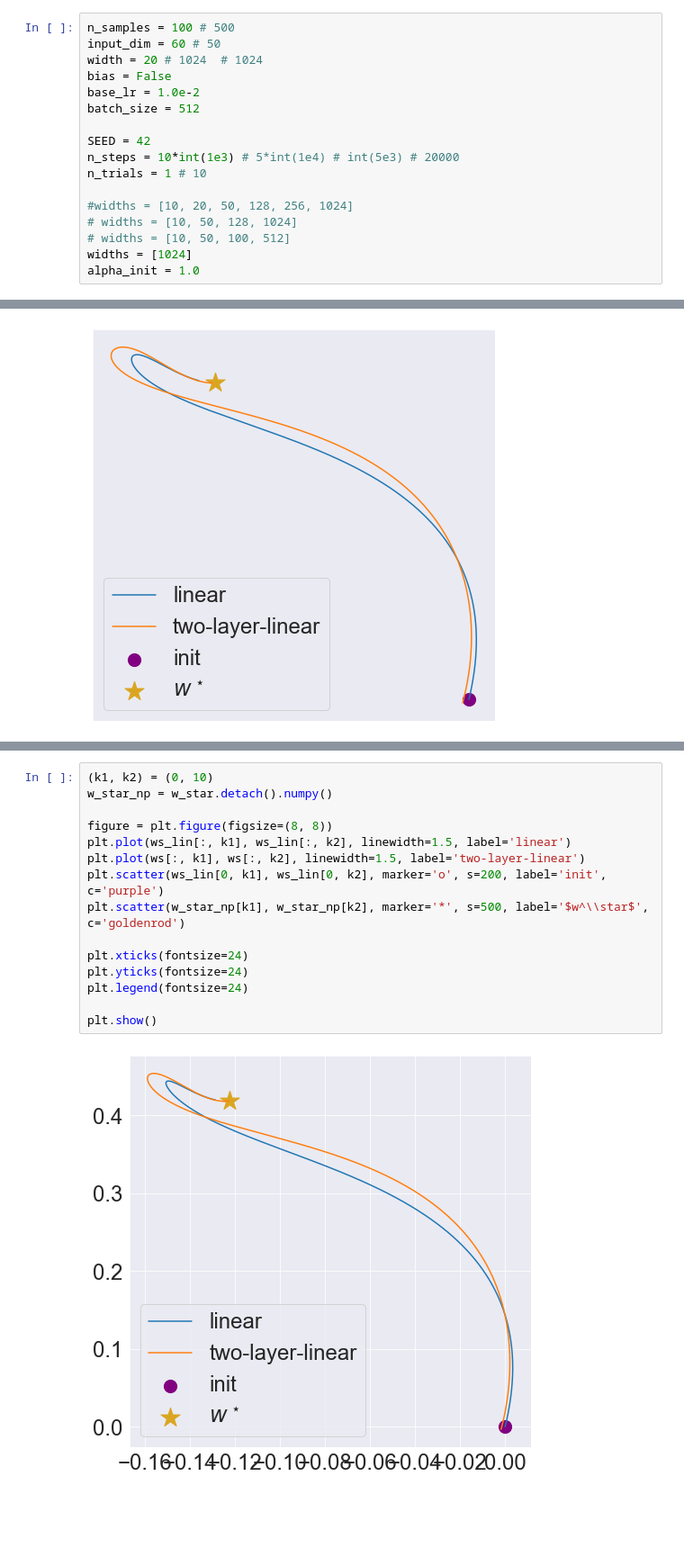
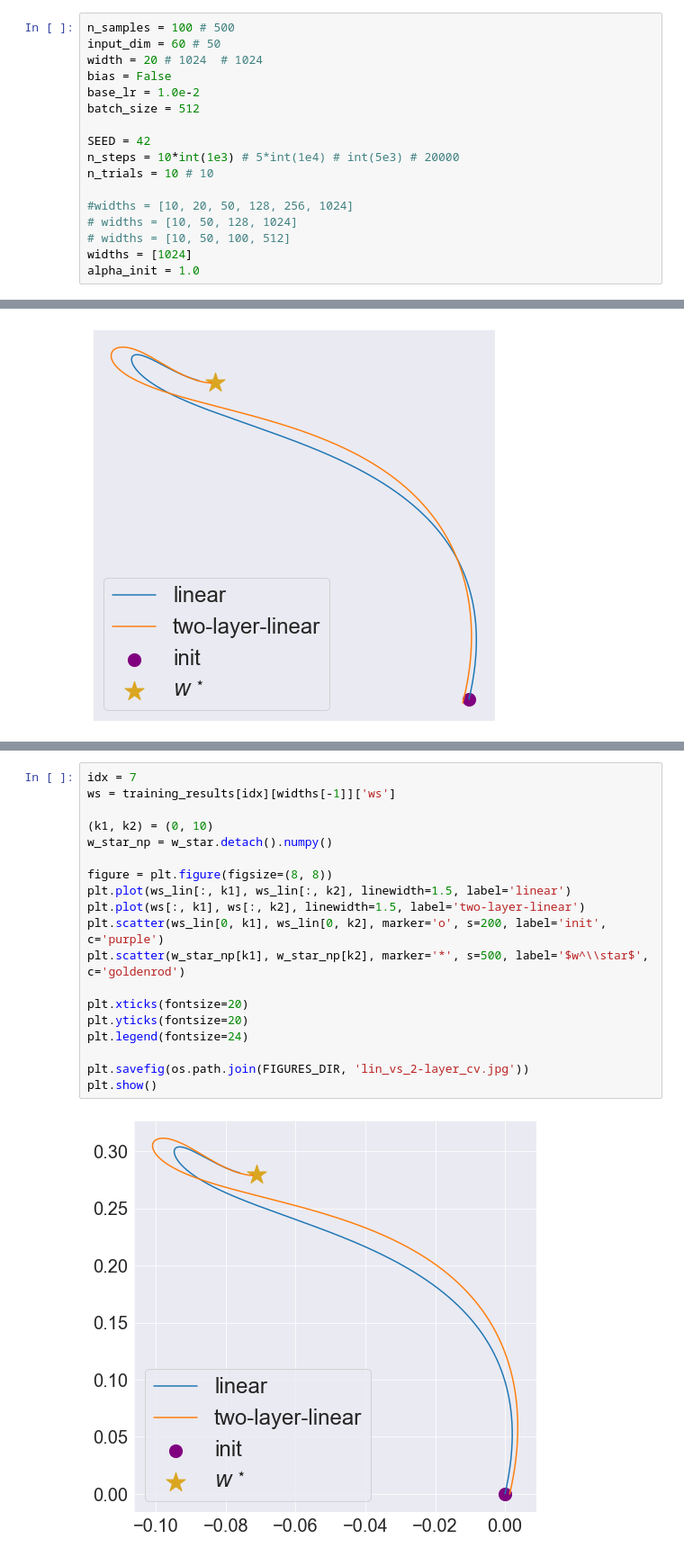
Before and after one commit to karl-hajjar/learning-structure, a Jupyter notebook: learning-structure/notebooks/two-layer-linear-net.ipynb, the cells around one changed output, grey strips where cells are left out. Shown at 90% size. Saved outputs shown, nothing was run; the diff lists cells and outputs as text; blank space fills up the shorter version.

Commit message:
Decided on final plots for 1d simulation

```diff
--- a/learning-structure/notebooks/two-layer-linear-net.ipynb
+++ b/learning-structure/notebooks/two-layer-linear-net.ipynb
@@ -47,7 +49,7 @@ batch_size = 512
 
 SEED = 42
 n_steps = 10*int(1e3) # 5*int(1e4) # int(5e3) # 20000
-n_trials = 1 # 10
+n_trials = 10 # 10
 
 #widths = [10, 20, 50, 128, 256, 1024]
 # widths = [10, 50, 128, 1024]
@@ -392,17 +374,21 @@ plt.show()
 # %%
+idx = 7
+ws = training_results[idx][widths[-1]]['ws']
+
 (k1, k2) = (0, 10)
 w_star_np = w_star.detach().numpy()
 
 figure = plt.figure(figsize=(8, 8))
 plt.plot(ws_lin[:, k1], ws_lin[:, k2], linewidth=1.5, label='linear')
 plt.plot(ws[:, k1], ws[:, k2], linewidth=1.5, label='two-layer-linear')
 plt.scatter(ws_lin[0, k1], ws_lin[0, k2], marker='o', s=200, label='init', c='purple')
 plt.scatter(w_star_np[k1], w_star_np[k2], marker='*', s=500, label='$w^\\star$', c='goldenrod')
 
-plt.xticks(fontsize=24)
-plt.yticks(fontsize=24)
+plt.xticks(fontsize=20)
+plt.yticks(fontsize=20)
 plt.legend(fontsize=24)
 
+plt.savefig(os.path.join(FIGURES_DIR, 'lin_vs_2-layer_cv.jpg'))
 plt.show()
 # %% [output]
-[figure, old version]
+[figure, new version]
```
Also changed, not shown: parts of 9 cells of this notebook, 2 other files.
